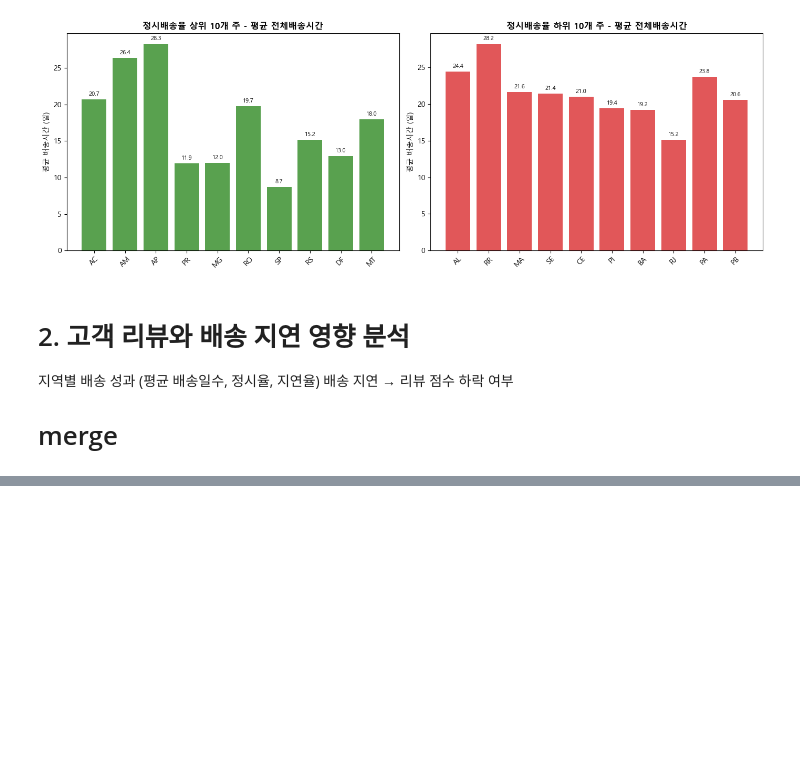
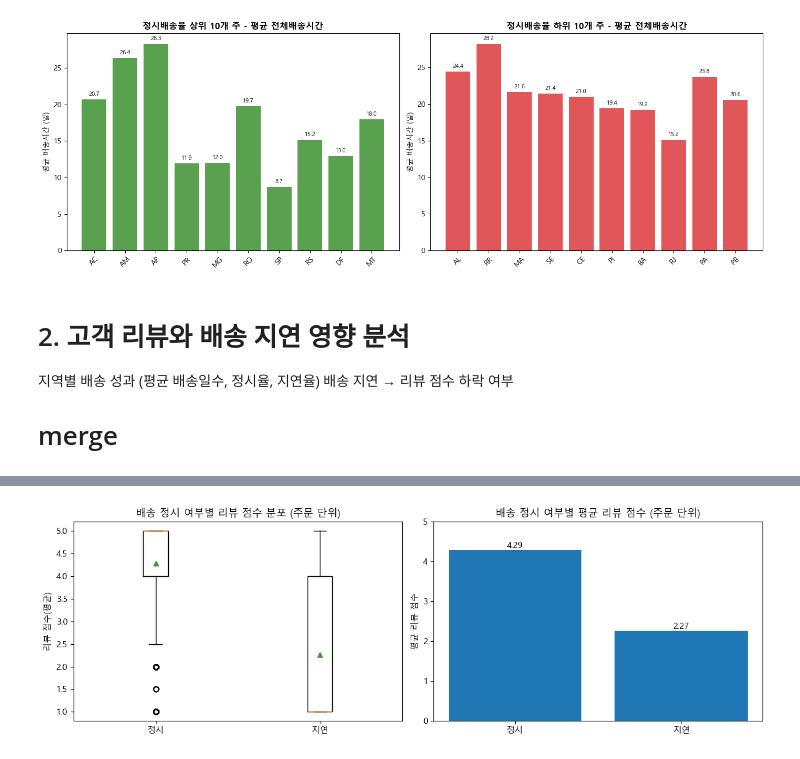
Before and after one commit to hhayan/project_olist_ecommerce, a Jupyter notebook: 과제2.ipynb, the cells around one changed output, grey strips where cells are left out. Drawn from its saved outputs; the diff is of its cells as text; code cells hidden in the pictures; blank space fills up the shorter version.

```diff
--- a/과제2.ipynb
+++ b/과제2.ipynb
@@ -406,2 +406,84 @@ NameError: name 'df_order_reviews' is not defined
 # %%
 # 지연 여부에 따른 리뷰 점수 비교
+# ===== 0) 주문 단위로 정리 (중복 제거) =====
+# review_score_mean이 주문 단위 지표이므로 order_id당 1행으로
+order_cols = [
+    "order_id",
+    "order_delivered_customer_date",
+    "order_estimated_delivery_date",
+    "review_score_mean",
+    "review_count"
+]
+dfm = (
+    merge_oicsr[order_cols]
+    .drop_duplicates(subset=["order_id"])
+    .copy()
+)
+
+# ===== 1) 지연일수/정시 여부 생성 =====
+# delay_days = (실제 고객 수령일 - 예상수령일) [일]
+dfm["delay_days"] = (
+    dfm["order_delivered_customer_date"].dt.floor("D")
+    - dfm["order_estimated_delivery_date"].dt.floor("D")
+).dt.days
+
+# 정시 여부: 0일 이하(예정보다 같거나 빠름) = True
+dfm["on_time"] = dfm["delay_days"] <= 0
+
+# 분석에 필요한 값만 남기기: 리뷰점수/배송일자 결측 제거
+dfm = dfm.dropna(subset=["review_score_mean", "order_delivered_customer_date", "order_estimated_delivery_date"])
+
+print("건수(주문 기준):")
+print(dfm["on_time"].value_counts(dropna=False))
+
+# ===== 2) 단순 평균 비교 =====
+avg_by_on_time = dfm.groupby("on_time", dropna=False)["review_score_mean"].mean()
+std_by_on_time = dfm.groupby("on_time", dropna=False)["review_score_mean"].std()
+
+print("\n평균 리뷰 점수 (주문 단위):")
+print(avg_by_on_time.rename({True:"정시", False:"지연"}))
+
+print("\n표준편차:")
+print(std_by_on_time.rename({True:"정시", False:"지연"}))
+
+diff = avg_by_on_time.get(True, np.nan) - avg_by_on_time.get(False, np.nan)
+print("\n정시 - 지연 평균 점수 차이:", np.round(diff, 4))
+
+## 시각화
+# ===== 데이터 준비 =====
+data_on  = dfm.loc[dfm["on_time"]==True,  "review_score_mean"].values
+data_off = dfm.loc[dfm["on_time"]==False, "review_score_mean"].values
+
+labels = ["정시", "지연"]
+plot_data = [data_on, data_off]
+# 비어있는 그룹 제외
+labels = [lab for lab, arr in zip(labels, plot_data) if len(arr) > 0]
+plot_data = [arr for arr in plot_data if len(arr) > 0]
+
+x_labels = ["정시", "지연"]
+y_vals = [avg_by_on_time.get(True, np.nan), avg_by_on_time.get(False, np.nan)]
+pairs = [(x, y) for x, y in zip(x_labels, y_vals) if pd.notna(y)]
+
+# ===== 2개 그래프 나란히 =====
+fig, axes = plt.subplots(ncols=2, figsize=(12,4))
+
+# (1) 박스플롯
+axes[0].boxplot(plot_data, labels=labels, showmeans=True)
+axes[0].set_title("배송 정시 여부별 리뷰 점수 분포 (주문 단위)")
+axes[0].set_ylabel("리뷰 점수(평균)")
+
+# (2) 평균 막대그래프
+if pairs:
+    x_plot, y_plot = zip(*pairs)
+    axes[1].bar(x_plot, y_plot)
+    for i, v in enumerate(y_plot):
+        axes[1].text(i, v, f"{v:.2f}", ha="center", va="bottom")
+    axes[1].set_ylim(0, 5)
+    axes[1].set_title("배송 정시 여부별 평균 리뷰 점수 (주문 단위)")
+    axes[1].set_ylabel("평균 리뷰 점수")
+else:
+    axes[1].set_visible(False)
+
+plt.tight_layout()
+plt.show()
+# %% [output]
@@ -407,0 +509 @@ NameError: name 'df_order_reviews' is not defined
+[figure, added]
```
Also changed, not shown: parts of 4 cells of this notebook, 1 other file.
